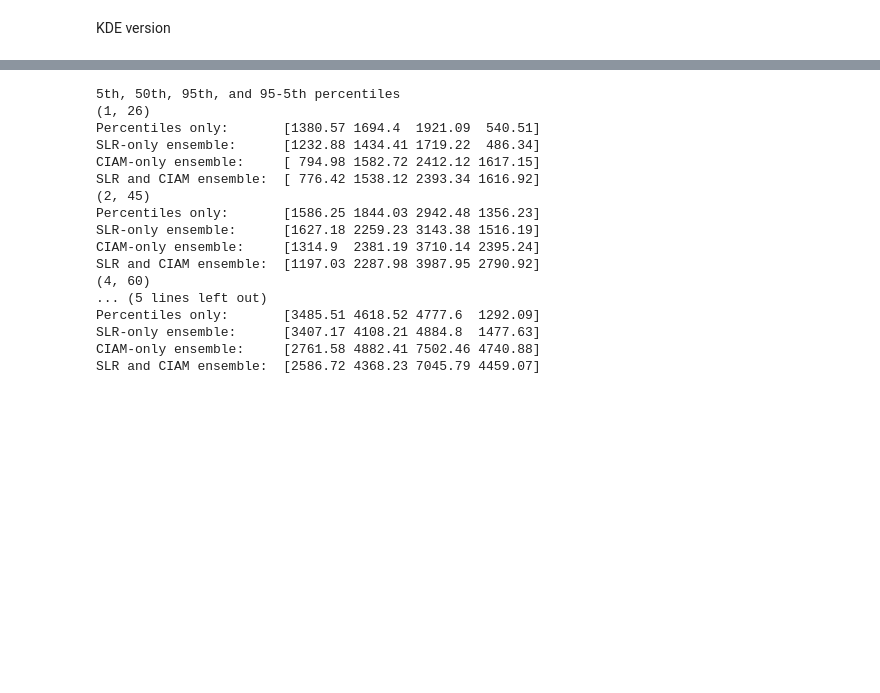
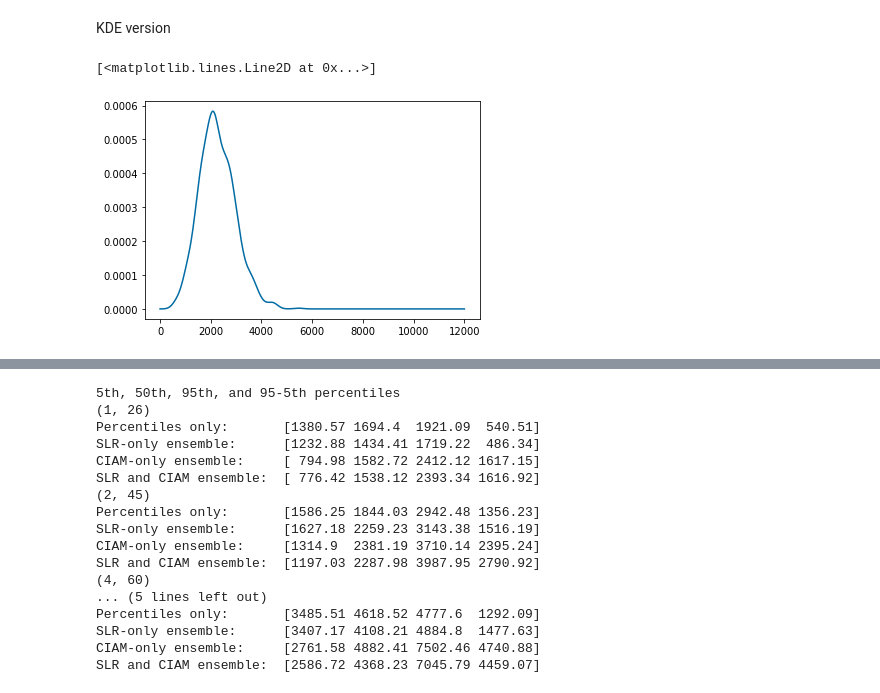
Before and after one commit to raddleverse/CIAM_uncertainty_propagation, a Jupyter notebook: work_uncertainty_propagation/plotsAndAnalysis_uncertaintyPropagation.ipynb, the cells around one changed output, grey strips where cells are left out. Saved outputs shown, nothing was run; the diff lists cells and outputs as text; code cells hidden in the pictures; blank space fills up the shorter version.

```diff
--- a/work_uncertainty_propagation/plotsAndAnalysis_uncertaintyPropagation.ipynb
+++ b/work_uncertainty_propagation/plotsAndAnalysis_uncertaintyPropagation.ipynb
@@ -151,4 +137,9 @@ for scen in scenarios:
     kde[scen]["SC"] = stats.gaussian_kde(dfSC[scen].npv)
     for k in kde[scen].keys():
         kde_plot[scen][k] = kde[scen][k](x)
+# %%
+plt.plot(x,kde_plot[(4,60)]["SC"])
+# %% [output]
+[<matplotlib.lines.Line2D at 0x...>]
+[figure, added]
 # %%
```
Also changed, not shown: parts of 5 cells of this notebook, 2 other files.
